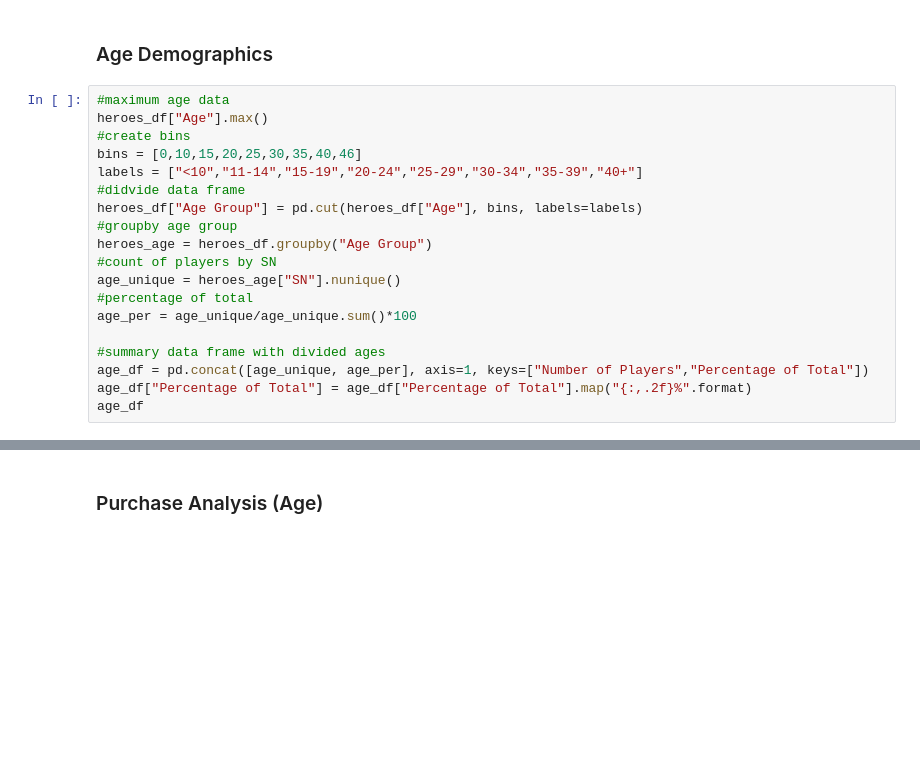
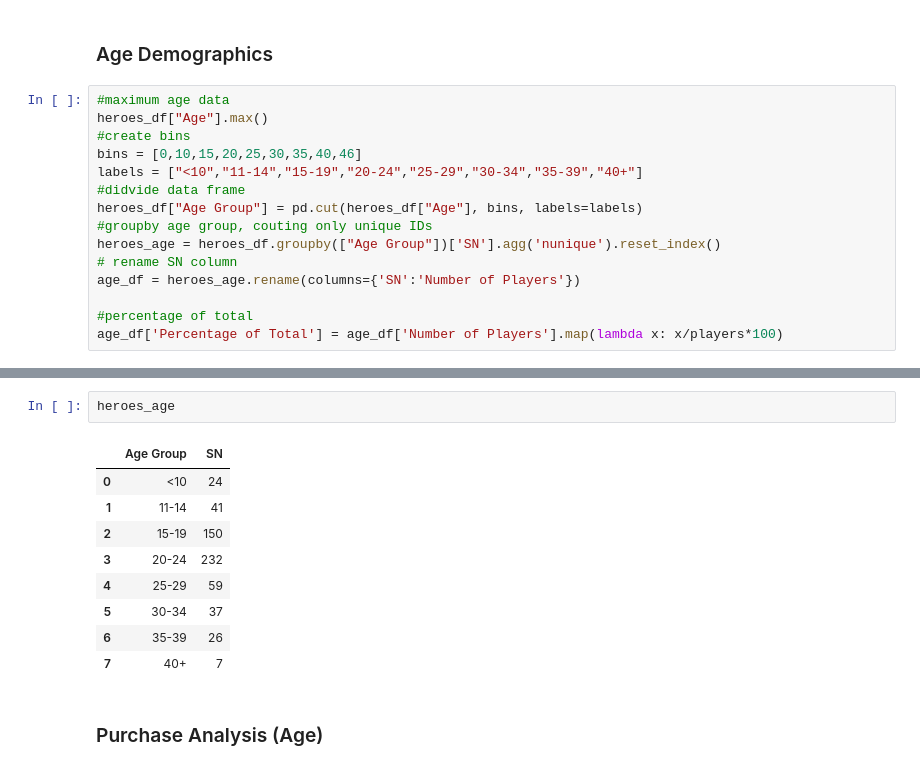
Before and after one commit to jackrapp/pandas_hw, a Jupyter notebook: Heroes_of_Pymoli.ipynb, the cells around one changed output, grey strips where cells are left out. Cells and saved outputs as stored; diff of their text form; blank space fills up the shorter version.

```diff
--- a/Heroes_of_Pymoli.ipynb
+++ b/Heroes_of_Pymoli.ipynb
@@ -173,14 +128,10 @@ bins = [0,10,15,20,25,30,35,40,46]
 labels = ["<10","11-14","15-19","20-24","25-29","30-34","35-39","40+"]
 #didvide data frame
 heroes_df["Age Group"] = pd.cut(heroes_df["Age"], bins, labels=labels)
-#groupby age group
-heroes_age = heroes_df.groupby("Age Group")
-#count of players by SN
-age_unique = heroes_age["SN"].nunique()
+#groupby age group, couting only unique IDs
+heroes_age = heroes_df.groupby(["Age Group"])['SN'].agg('nunique').reset_index()
+# rename SN column
+age_df = heroes_age.rename(columns={'SN':'Number of Players'})
+
 #percentage of total
-age_per = age_unique/age_unique.sum()*100
-
-#summary data frame with divided ages
-age_df = pd.concat([age_unique, age_per], axis=1, keys=["Number of Players","Percentage of Total"])
-age_df["Percentage of Total"] = age_df["Percentage of Total"].map("{:,.2f}%".format)
-age_df
+age_df['Percentage of Total'] = age_df['Number of Players'].map(lambda x: x/players*100)
@@ -198,3 +170,15 @@ age_df
+# %%
+heroes_age
+# %% [output]
+|  | Age Group | SN |
+| 0 | <10 | 24 |
+| 1 | 11-14 | 41 |
+| 2 | 15-19 | 150 |
+| 3 | 20-24 | 232 |
+| 4 | 25-29 | 59 |
+| 5 | 30-34 | 37 |
+| 6 | 35-39 | 26 |
+| 7 | 40+ | 7 |
 # %% [markdown]
 ### Purchase Analysis (Age)
 # %%
```
Also changed, not shown: parts of 7 cells of this notebook, 1 other file.
